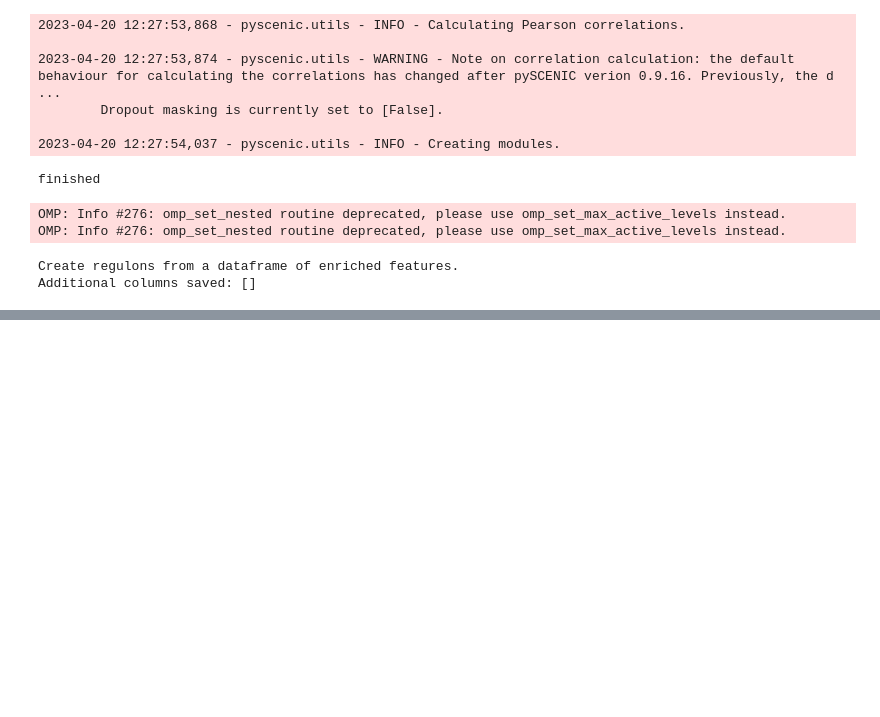
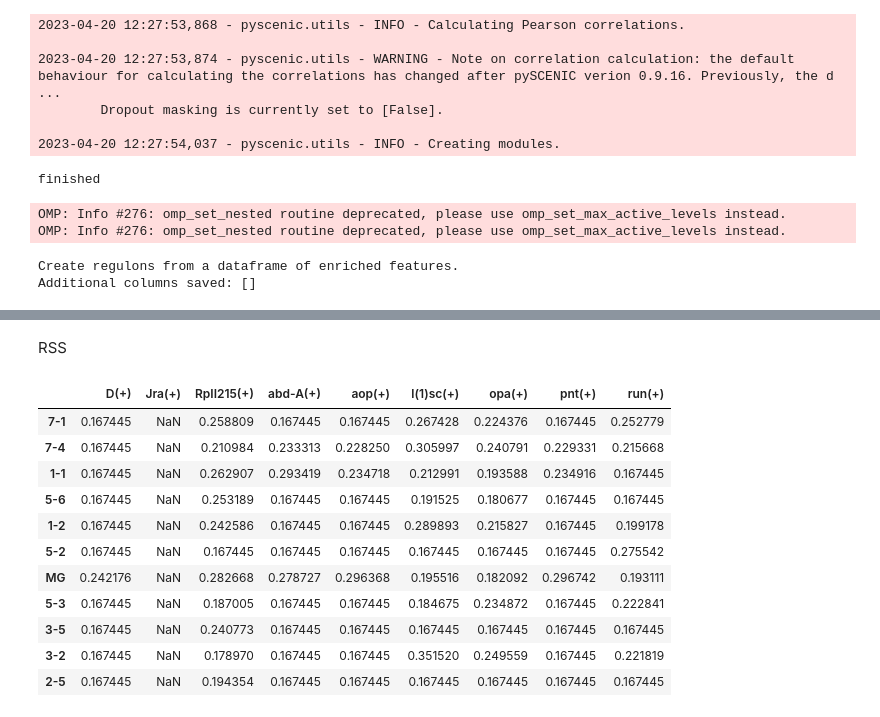
Before and after one commit to ozlembahar/devo-grn, a Jupyter notebook: notebooks/scenic_1.ipynb, the cells around one changed output, grey strips where cells are left out. Drawn from its saved outputs; the diff is of its cells as text; code cells hidden in the pictures; blank space fills up the shorter version.

```diff
--- a/notebooks/scenic_1.ipynb
+++ b/notebooks/scenic_1.ipynb
@@ -286,19 +292,41 @@ if not os.path.exists("results/"):
 # TODO: save intermediate products to file - see tutorial https://github.com/aertslab/pySCENIC/blob/master/notebooks/pySCENIC%20-%20Full%20pipeline.ipynb
 n = 1  # TODO: decide on n based on computational resources
 all_results = [None] * n
-for i in range(0, n):
+for i in range(0, n):  # TODO: replace N, replace ex_matrix_sub with ex_matrix
+    run_num = i+1
+    if not os.path.exists(f"results/run_{run_num}"): os.mkdir(f"results/run_{i}")
+
     """ phase 1 - GRN inference, generation of co-expression modules """
     adjacencies = grnboost2(ex_matrix_sub, tf_names, verbose=True) # adjacencies table of tf, target and importance weight
     modules = list(modules_from_adjacencies(adjacencies, ex_matrix_sub)) # module generation - candidate regulons from TF-target gene interactions
+    # save to files:
+    adjacencies.to_csv(f"results/run_{run_num}/adjacencies.csv", index=False, sep='\t')
+    with open(f"results/run_{run_num}/modules.pkl", 'wb') as f:
+        pickle.dump(modules, f)
+
     """ phase 2+3 - Regulon prediction """
     df = prune2df(dbs, modules, motif_annotations_fname=motif_annotation_file) # Prune modules for targets with cis regulatory footprints (RcisTarget)
     regulons = df2regulons(df) # convert data frame to rergulons
+    # save to files:
+    df.to_csv(f"results/run_{run_num}/motifs.csv")
+    with open(f"results/run_{run_num}/regulons.pkl", 'wb') as f:
+        pickle.dump(regulons, f)
+
     """ phase 4 - cellular enrichment """
-    auc_ntx = aucell(ex_matrix_sub, regulons, num_workers=1)  # Calculate enrichment of gene signatures for single cells. # TODO: change num_workers
-    auc_ntx.to_pickle(f"results/results_{i+1}.pkl")# pickle results to results/ folder for later analysis
+    auc_mtx = aucell(ex_matrix_sub, regulons, num_workers=1)  # Calculate enrichment of gene signatures for single cells. # TODO: change num_workers
+    auc_mtx.to_csv(f"results/run_{run_num}/AUCell_mat.csv")
+    # auc_mtx.to_pickle(f"results/results_{i+1}.pkl")# pickle results to results/ folder for later analysis
     # AUCell returns A dataframe with the AUCs (n_cells x n_modules).
 
-# TODO - keep only modules that appear in over X% of results...
+    types_df = pd.read_csv("../data/cell_type.csv", index_col=0)
+
+    # heatmap
+    lut = dict(zip(types_df.type.unique(), sns.color_palette("hls", len(types_df.type.unique()))))
+    cell_colors = types_df.type.map(lut)
+    row_colors = auc_mtx.merge(cell_colors, how='left', left_index=True, right_index=True).type
+    ax= sns.clustermap(auc_mtx, figsize=(12,12,),yticklabels=True, xticklabels=True, row_colors=row_colors)
+    plt.savefig(f"results/run_{run_num}/AUCell_heatmap.png")
+
 # TODO: transfer to a script, that also redirects output to log files
 # %% [output]
 preparing dask client
@@ -345,0 +359,22 @@ derive_auc_threshold(ex_mtx: pandas.core.frame.DataFrame) -> pandas.core.frame.D
+# %% [markdown]
+RSS
+# %%
+
+from pyscenic.rss import regulon_specificity_scores
+
+types_df = pd.read_csv("../data/cell_type.csv", index_col=0)
+types_serise = types_df[types_df.index.isin(auc_mtx.index)].squeeze()
+regulon_specificity_scores(auc_mtx, types_serise)
+# %% [output]
+|  | D(+) | Jra(+) | RpII215(+) | abd-A(+) | aop(+) | l(1)sc(+) | opa(+) | pnt(+) | run(+) |
+| 7-1 | 0.167445 | NaN | 0.258809 | 0.167445 | 0.167445 | 0.267428 | 0.224376 | 0.167445 | 0.252779 |
+| 7-4 | 0.167445 | NaN | 0.210984 | 0.233313 | 0.228250 | 0.305997 | 0.240791 | 0.229331 | 0.215668 |
+| 1-1 | 0.167445 | NaN | 0.262907 | 0.293419 | 0.234718 | 0.212991 | 0.193588 | 0.234916 | 0.167445 |
+| 5-6 | 0.167445 | NaN | 0.253189 | 0.167445 | 0.167445 | 0.191525 | 0.180677 | 0.167445 | 0.167445 |
+| 1-2 | 0.167445 | NaN | 0.242586 | 0.167445 | 0.167445 | 0.289893 | 0.215827 | 0.167445 | 0.199178 |
+| 5-2 | 0.167445 | NaN | 0.167445 | 0.167445 | 0.167445 | 0.167445 | 0.167445 | 0.167445 | 0.275542 |
+| MG | 0.242176 | NaN | 0.282668 | 0.278727 | 0.296368 | 0.195516 | 0.182092 | 0.296742 | 0.193111 |
+| 5-3 | 0.167445 | NaN | 0.187005 | 0.167445 | 0.167445 | 0.184675 | 0.234872 | 0.167445 | 0.222841 |
+| 3-5 | 0.167445 | NaN | 0.240773 | 0.167445 | 0.167445 | 0.167445 | 0.167445 | 0.167445 | 0.167445 |
+| 3-2 | 0.167445 | NaN | 0.178970 | 0.167445 | 0.167445 | 0.351520 | 0.249559 | 0.167445 | 0.221819 |
+| 2-5 | 0.167445 | NaN | 0.194354 | 0.167445 | 0.167445 | 0.167445 | 0.167445 | 0.167445 | 0.167445 |
```
Also changed, not shown: parts of 13 cells of this notebook.
